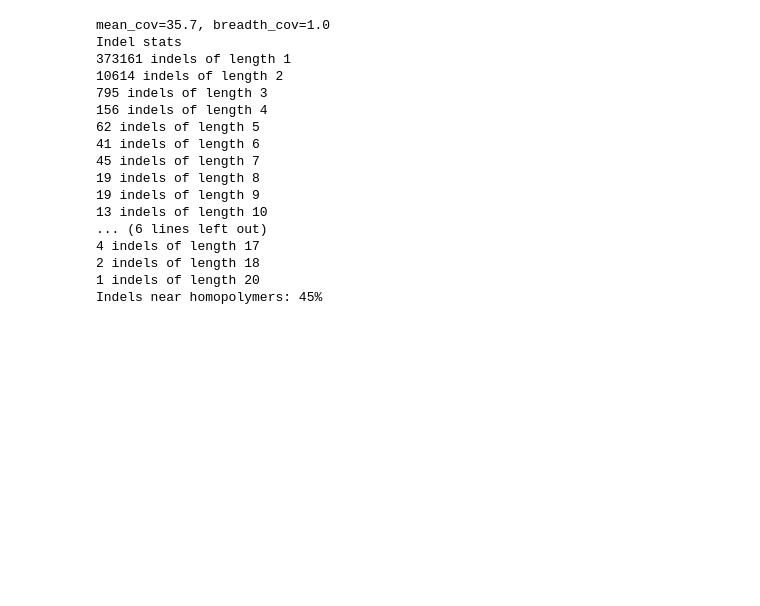
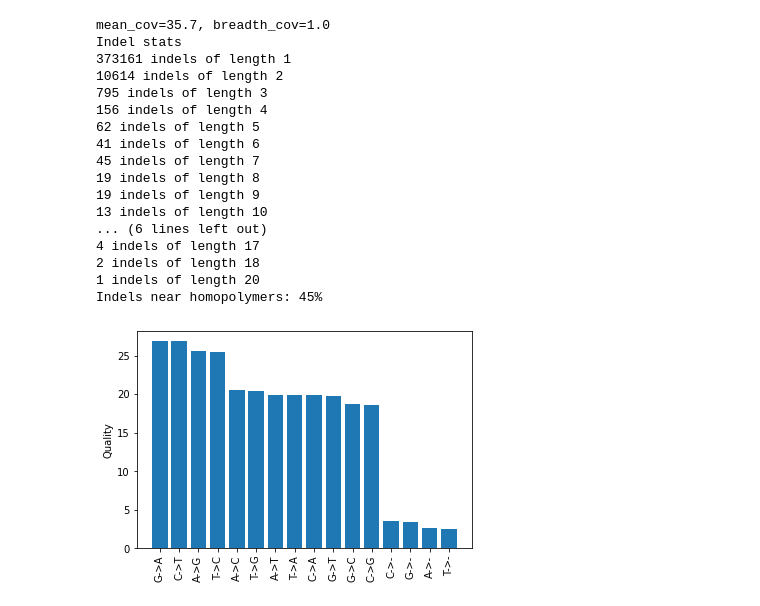
Before and after one commit to ivartb/bioinf_NGS, a Jupyter notebook: HW2.ipynb, the cells around one changed output. Saved outputs shown, nothing was run; the diff lists cells and outputs as text; code cells hidden in the pictures; blank space fills up the shorter version.

```diff
--- a/HW2.ipynb
+++ b/HW2.ipynb
@@ -24,5 +24,5 @@ mean=215.29, std=10.59, quantile=[196. 234.]
 # %%
 
 for x in samfile.pileup('gi|49175990|ref|NC_000913.2|'):
-    help(x)
+    #help(x)
     break
@@ -262,7 +244,7 @@ homopoly = 0
 
 for i, x in enumerate(samfile.pileup('gi|170079663|ref|NC_010473.1|', fastafile=pysam.FastaFile('part2/DH10B-K12.fasta'))):
     pos = x.reference_pos
-    cov[i] = x.nsegments
+    cov[i] = x.get_num_aligned()
     gen = genome[pos].upper()
     for base, q, name, pos in zip(x.get_query_sequences(add_indels=True),
                                 x.get_query_qualities(), x.get_query_names(), x.get_query_positions()):
@@ -475,3 +424,25 @@ Indel stats
 2 indels of length 18
 1 indels of length 20
 Indels near homopolymers: 45%
+# %%
+quals = np.array([[np.nan, 20.487367, 25.588235, 19.939549, 2.643828],
+[19.821207, np.nan, 18.558690, 26.840437, 3.490590],
+[26.861519, 18.760860, np.nan, 19.761121, 3.441850],
+[19.876677, 25.460462, 20.450029, np.nan, 2.535070]])
+
+quals = pd.DataFrame(quals, index=["A", "C", "G", "T"], columns=["A", "C", "G", "T", "-"])
+# %%
+vals = dict()
+for a, data in quals.iterrows():
+    for b, value in data.items():
+        if not np.isnan(value):
+            vals[a+"->"+b]=value
+
+xs = [i[0] for i in sorted(vals.items(), key=lambda x:x[1], reverse=True)]
+ys = [i[1] for i in sorted(vals.items(), key=lambda x:x[1], reverse=True)]
+plt.bar(range(len(xs)), ys)
+plt.xticks(range(len(xs)), xs, rotation='vertical')
+plt.ylabel("Quality")
+plt.show()
+# %% [output]
+[figure, added]
```
Also changed, not shown: parts of 2 cells of this notebook.
